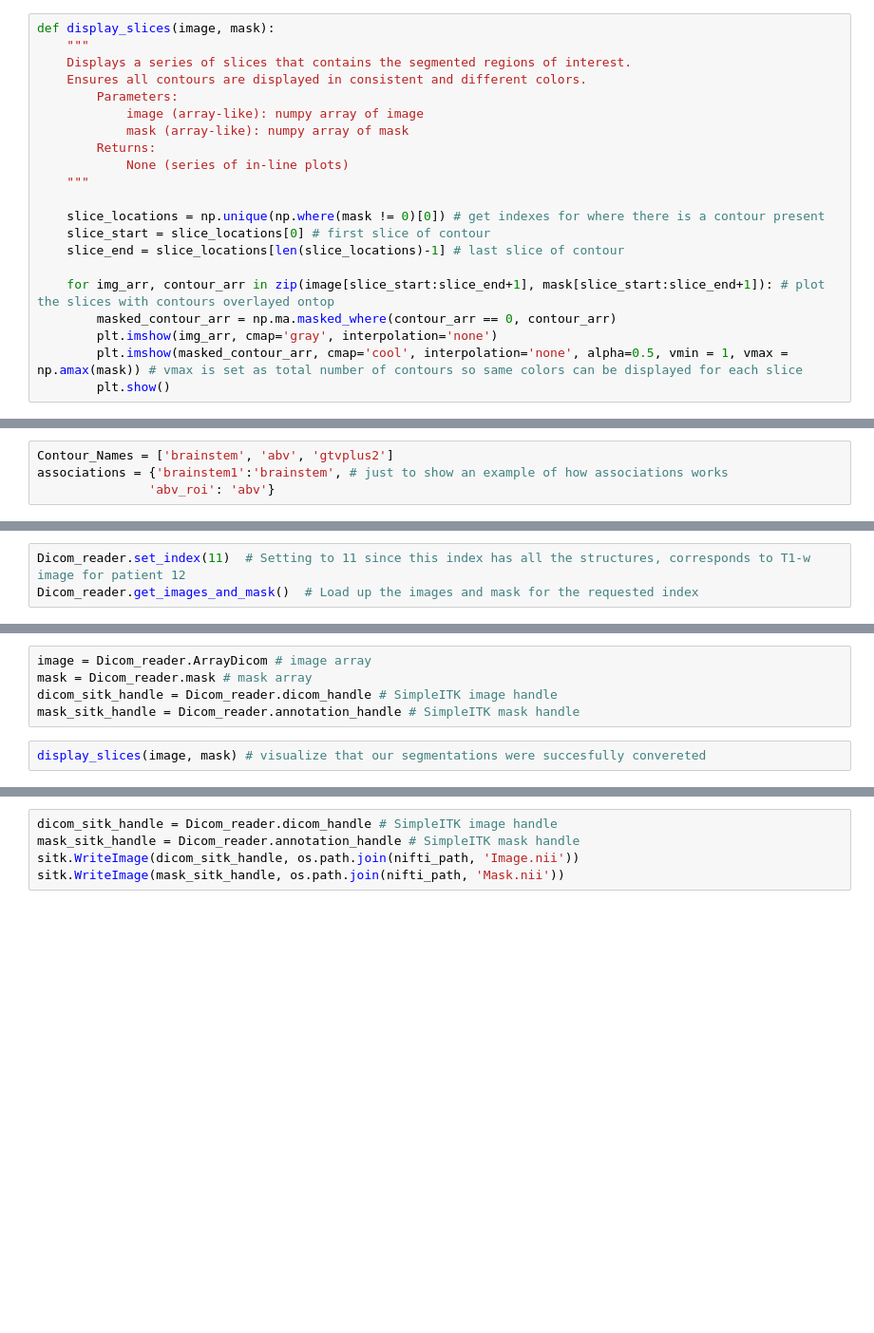
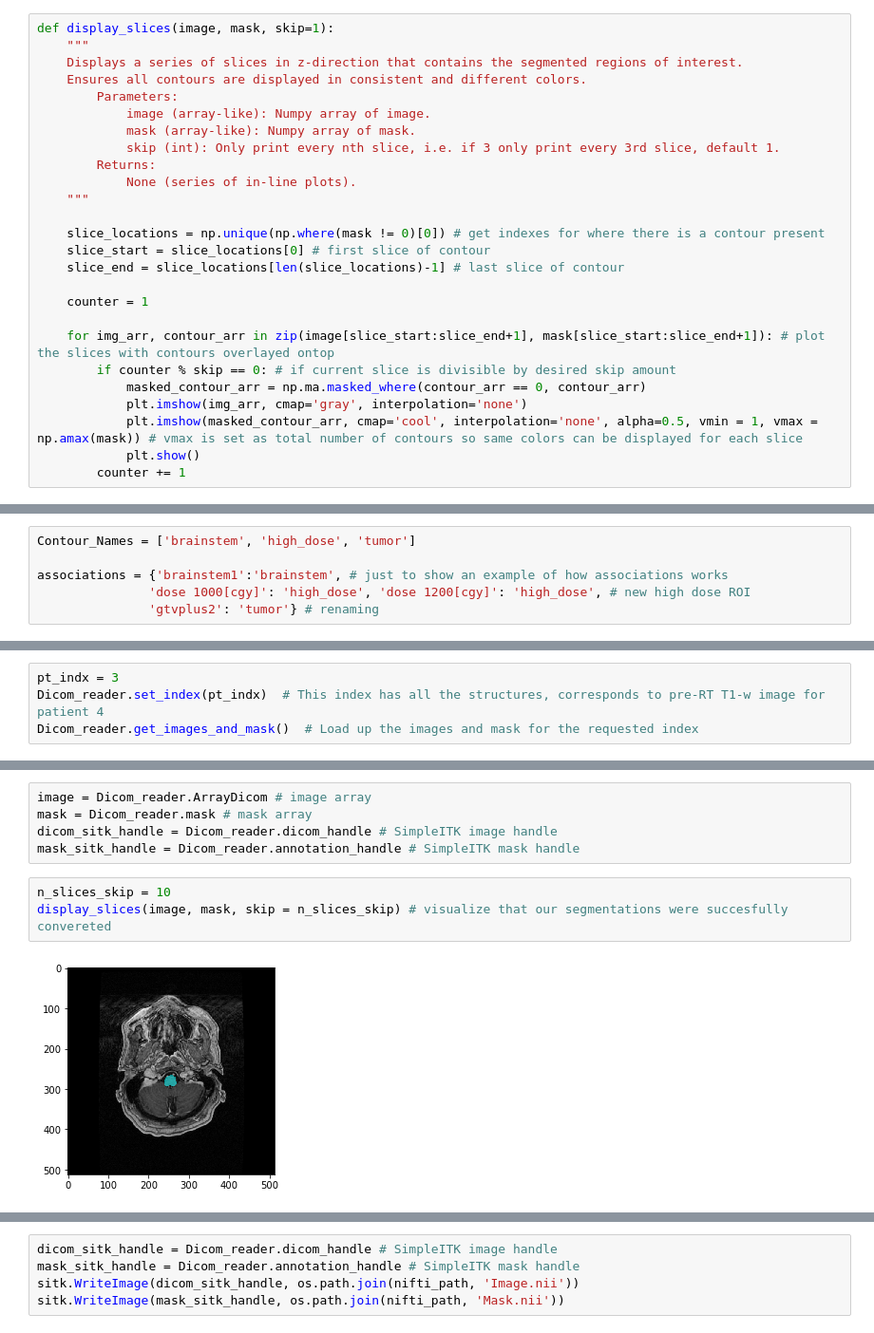
Before and after one commit to brianmanderson/Dicom_RT_and_Images_to_Mask, a Jupyter notebook: Examples/DICOMRTTool_manuscript.ipynb, the cells around one changed output, grey strips where cells are left out. Shown at 95% size. Cells and saved outputs as stored; diff of their text form; blank space fills up the shorter version.

```diff
--- a/Examples/DICOMRTTool_manuscript.ipynb
+++ b/Examples/DICOMRTTool_manuscript.ipynb
@@ -114,23 +116,28 @@ print("All required files downloaded and unzipped!") # print when done
 # %%
-def display_slices(image, mask):
+def display_slices(image, mask, skip=1):
     """
-    Displays a series of slices that contains the segmented regions of interest.
+    Displays a series of slices in z-direction that contains the segmented regions of interest.
     Ensures all contours are displayed in consistent and different colors.
         Parameters:
-            image (array-like): numpy array of image
-            mask (array-like): numpy array of mask
+            image (array-like): Numpy array of image.
+            mask (array-like): Numpy array of mask.
+            skip (int): Only print every nth slice, i.e. if 3 only print every 3rd slice, default 1.
         Returns:
-            None (series of in-line plots)
+            None (series of in-line plots).
     """
 
     slice_locations = np.unique(np.where(mask != 0)[0]) # get indexes for where there is a contour present
     slice_start = slice_locations[0] # first slice of contour
     slice_end = slice_locations[len(slice_locations)-1] # last slice of contour
 
+    counter = 1
+
     for img_arr, contour_arr in zip(image[slice_start:slice_end+1], mask[slice_start:slice_end+1]): # plot the slices with contours overlayed ontop
-        masked_contour_arr = np.ma.masked_where(contour_arr == 0, contour_arr)
-        plt.imshow(img_arr, cmap='gray', interpolation='none')
-        plt.imshow(masked_contour_arr, cmap='cool', interpolation='none', alpha=0.5, vmin = 1, vmax = np.amax(mask)) # vmax is set as total number of contours so same colors can be displayed for each slice
-        plt.show()
+        if counter % skip == 0: # if current slice is divisible by desired skip amount
+            masked_contour_arr = np.ma.masked_where(contour_arr == 0, contour_arr)
+            plt.imshow(img_arr, cmap='gray', interpolation='none')
+            plt.imshow(masked_contour_arr, cmap='cool', interpolation='none', alpha=0.5, vmin = 1, vmax = np.amax(mask)) # vmax is set as total number of contours so same colors can be displayed for each slice
+            plt.show()
+        counter += 1
 # %% [markdown]
 ## Part 2: Reading in DICOM and RT struct files and converting to numpy array format. <a name="DICOM"></a>
@@ -158,4 +216,6 @@ Dicom_reader.which_indexes_have_all_rois()  # Check to see which indexes have al
 # %%
-Contour_Names = ['brainstem', 'abv', 'gtvplus2']
+Contour_Names = ['brainstem', 'high_dose', 'tumor']
+
 associations = {'brainstem1':'brainstem', # just to show an example of how associations works
-               'abv_roi': 'abv'}
+               'dose 1000[cgy]': 'high_dose', 'dose 1200[cgy]': 'high_dose', # new high dose ROI
+               'gtvplus2': 'tumor'} # renaming
@@ -170,3 +267,4 @@ Dicom_reader.which_indexes_have_all_rois()  # Check to see which indexes have al
 # %%
-Dicom_reader.set_index(11)  # Setting to 11 since this index has all the structures, corresponds to T1-w image for patient 12
+pt_indx = 3
+Dicom_reader.set_index(pt_indx)  # This index has all the structures, corresponds to pre-RT T1-w image for patient 4
 Dicom_reader.get_images_and_mask()  # Load up the images and mask for the requested index
@@ -176,4 +277,7 @@ mask = Dicom_reader.mask # mask array
 dicom_sitk_handle = Dicom_reader.dicom_handle # SimpleITK image handle
 mask_sitk_handle = Dicom_reader.annotation_handle # SimpleITK mask handle
 # %%
-display_slices(image, mask) # visualize that our segmentations were succesfully convereted
+n_slices_skip = 10
+display_slices(image, mask, skip = n_slices_skip) # visualize that our segmentations were succesfully convereted
+# %% [output]
+[figure, added]
```
Also changed, not shown: parts of 38 cells of this notebook.
